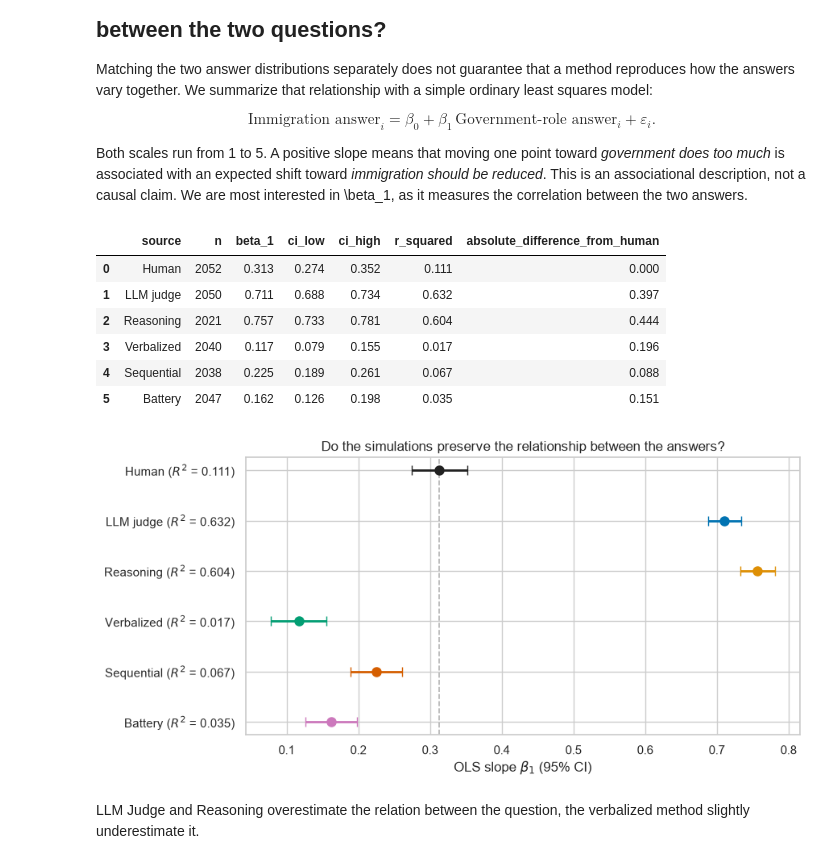
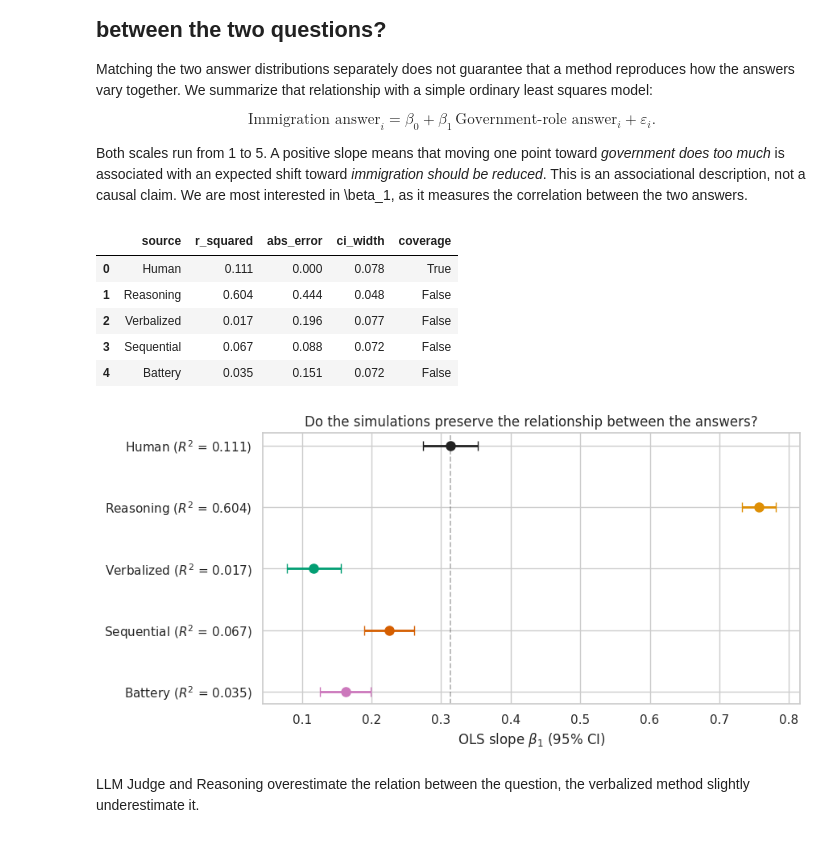
Before and after one commit to dess-mannheim/tutorial_survey_simulation, a Jupyter notebook: notebooks/session4.ipynb, the cells around one changed output. Saved outputs shown, nothing was run; the diff lists cells and outputs as text; code cells hidden in the pictures.

```diff
--- a/notebooks/session4.ipynb
+++ b/notebooks/session4.ipynb
@@ -31,11 +35,11 @@ We setup the variables we need for the notebook.
 HF_REPO = "dess-mannheim/ic2s2_tutorial"
 RESULT_DIR = f"hf://datasets/{HF_REPO}/inference_results/Qwen3.5-27B"
 
-METHODS = ["judge_likert", "reasoning", "verbalized", "sequential", "battery"]
+METHODS = ["reasoning", "verbalized", "sequential", "battery"] #judge_likert
 SAMPLED_METHODS = ["verbalized", "sequential", "battery"]
 SAMPLING_SEED = 42
 METHOD_LABELS = {
-    "judge_likert": "LLM judge",
+    #"judge_likert": "LLM judge",
     "reasoning": "Reasoning",
     "verbalized": "Verbalized",
     "sequential": "Sequential",
@@ -44,7 +48,7 @@ METHOD_LABELS = {
 
 METHOD_COLORS = {
     "Human": "#222222",
-    "judge_likert": "#0173B2",
+    #"judge_likert": "#0173B2",
     "reasoning": "#DE8F05",
     "verbalized": "#029E73",
     "sequential": "#D55E00",
@@ -393,42 +399,44 @@ for method, group in evaluation.groupby("method"):
         columns="questionnaire_item_id",
         values="prediction",
     )[[X_QUESTION, Y_QUESTION]].dropna()
 
 regression_rows = []
 for source in ["Human", *METHODS]:
     paired = paired_answers[source]
     beta_1, ci_low, ci_high = ols_slope_ci(
         paired[X_QUESTION], paired[Y_QUESTION]
     )
     r_squared = np.corrcoef(
         paired[X_QUESTION], paired[Y_QUESTION]
     )[0, 1] ** 2
 
     regression_rows.append({
         "source": "Human" if source == "Human" else METHOD_LABELS[source],
         "n": len(paired),
         "beta_1": beta_1,
         "ci_low": ci_low,
         "ci_high": ci_high,
         "r_squared": r_squared,
     })
 
 regression_results = pd.DataFrame(regression_rows)
 human_beta_1 = regression_results.loc[
     regression_results["source"] == "Human", "beta_1"
 ].iloc[0]
-regression_results["absolute_difference_from_human"] = (
+regression_results["abs_error"] = (
     regression_results["beta_1"] - human_beta_1
 ).abs()
-regression_results.round(3)
+regression_results['ci_width'] = (regression_results.ci_high - regression_results.ci_low)
+true_beta_1 = regression_results[regression_results.source == 'Human'].iloc[0].beta_1
+regression_results['coverage'] = (regression_results.ci_high > true_beta_1) & (regression_results.ci_low < true_beta_1)
+regression_results[['source', 'r_squared', 'abs_error', 'ci_width', 'coverage']].round(3)
 # %% [output]
-|  | source | n | beta_1 | ci_low | ci_high | r_squared | absolute_difference_from_human |
-| 0 | Human | 2052 | 0.313 | 0.274 | 0.352 | 0.111 | 0.000 |
-| 1 | LLM judge | 2050 | 0.711 | 0.688 | 0.734 | 0.632 | 0.397 |
-| 2 | Reasoning | 2021 | 0.757 | 0.733 | 0.781 | 0.604 | 0.444 |
-| 3 | Verbalized | 2040 | 0.117 | 0.079 | 0.155 | 0.017 | 0.196 |
-| 4 | Sequential | 2038 | 0.225 | 0.189 | 0.261 | 0.067 | 0.088 |
-| 5 | Battery | 2047 | 0.162 | 0.126 | 0.198 | 0.035 | 0.151 |
+|  | source | r_squared | abs_error | ci_width | coverage |
+| 0 | Human | 0.111 | 0.000 | 0.078 | True |
+| 1 | Reasoning | 0.604 | 0.444 | 0.048 | False |
+| 2 | Verbalized | 0.017 | 0.196 | 0.077 | False |
+| 3 | Sequential | 0.067 | 0.088 | 0.072 | False |
+| 4 | Battery | 0.035 | 0.151 | 0.072 | False |
 # %%
 fig, ax = plt.subplots(figsize=(9, 4.5))
 
@@ -465,7 +473,7 @@ ax.set(
 fig.tight_layout()
 plt.show()
 # %% [output]
-[figure, old version]
+[figure, new version]
 # %% [markdown]
 LLM Judge and Reasoning overestimate the relation between the question, the verbalized method slightly underestimate it.
 # %% [markdown]
```
Also changed, not shown: parts of 8 cells of this notebook.
